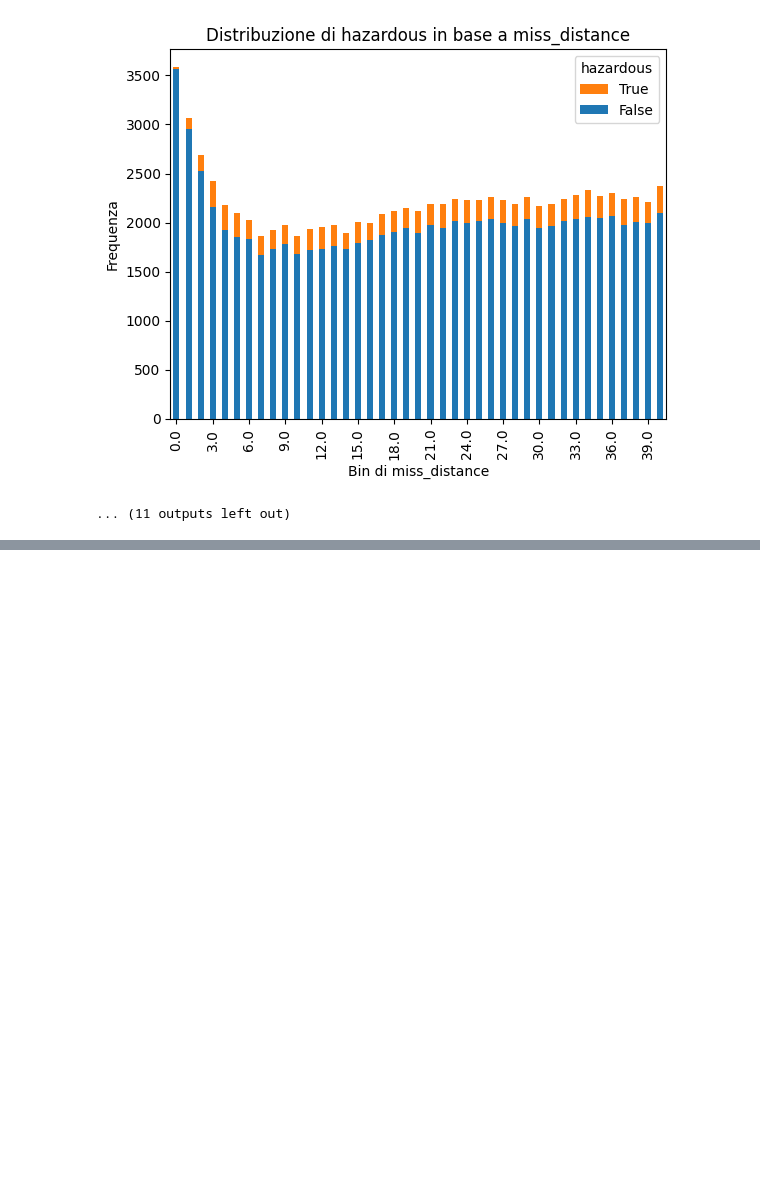
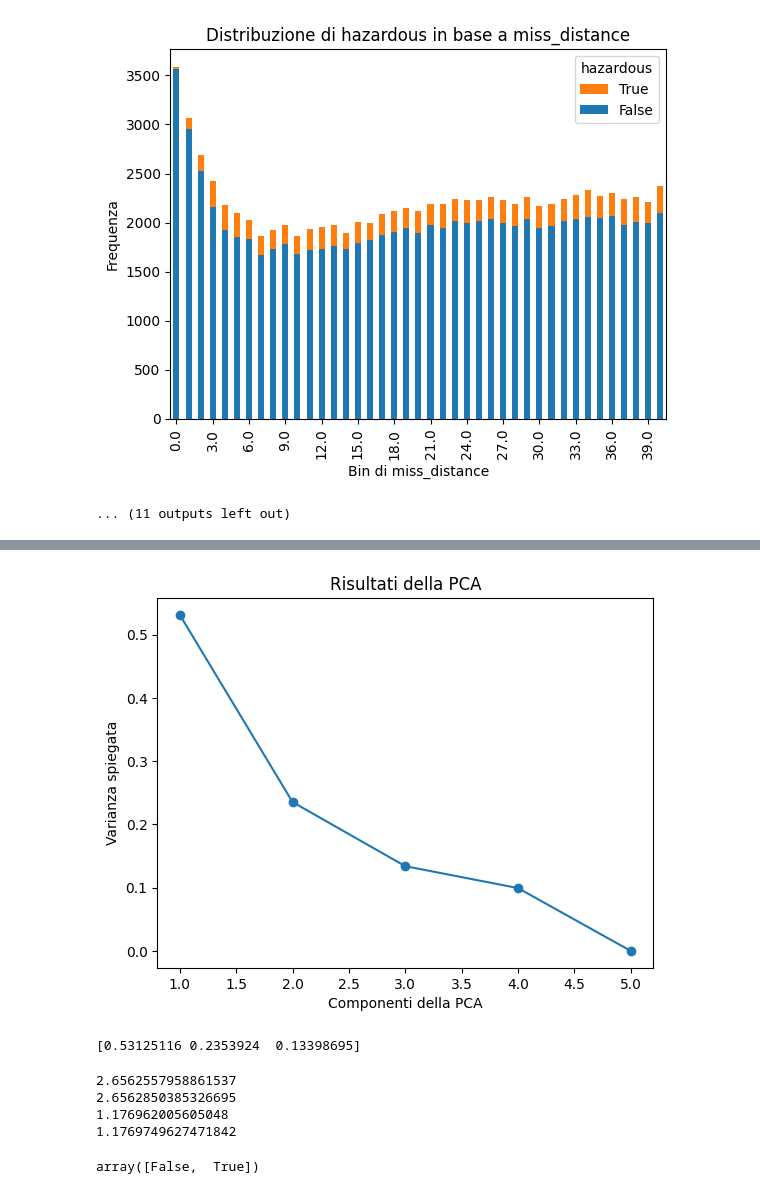
Before and after one commit to LolloMagicMagia/ML-Laboratory, a Jupyter notebook: Progetto.ipynb, the cells around one changed output, grey strips where cells are left out. Cells and saved outputs as stored; diff of their text form; code cells hidden in the pictures; blank space fills up the shorter version.

```diff
--- a/Progetto.ipynb
+++ b/Progetto.ipynb
@@ -626,0 +657,5 @@ for x in range (0, length_var_list):
+# %%
+var_numeriche = list(df.columns[1:-1])
+var_numeriche.remove("hazardous")
+var_numeriche.remove("Bin")
+print(var_numeriche)
@@ -626,0 +664,4 @@ for x in range (0, length_var_list):
+# %%
+#alla fine i valori saranno 12 per ogni riga e vado a standardizzarli cioè X-MEDIA X/ DEV STANDARD X
+scaled_data = StandardScaler().fit_transform(df[var_numeriche])
+scaled_data
@@ -626,0 +676,45 @@ for x in range (0, length_var_list):
+# %%
+pca = PCA().fit(scaled_data)
+
+# Crea un grafico della varianza spiegata per ogni componente, tramite la pca vado a scegliere le variabili che mi portano
+# una certa varianza e che quindi "parla", così da evitare di avere troppe variabili e quindi a servirmi più dati.(aumento var= aumento istanze)
+plt.plot(range(1, pca.n_components_ + 1), pca.explained_variance_ratio_, marker='o')
+plt.xlabel('Componenti della PCA')
+plt.ylabel('Varianza spiegata')
+plt.title("Risultati della PCA")
+plt.show()
+# %% [output]
+[figure, added]
+# %%
+# Applica la PCA per ridurre la dimensionalità dei dati
+# Per esempio, se hai addestrato PCA per mantenere solo le prime due componenti principali (n_components=2),
+# pca_data avrà due colonne. Ogni riga in pca_data rappresenta la posizione di un campione nel nuovo spazio delle componenti principali.
+pca = PCA(n_components=3).fit(scaled_data) # pca in base solo alle prime 10 componenti
+pca_data = pca.transform(scaled_data)
+
+# Quantifichiamo  la percentuale di varianza spiegata da ciascuno delle componenti.
+print(pca.explained_variance_ratio_)
+# %% [output]
+[0.53125116 0.2353924  0.13398695]
+# %%
+#Verifichiamo il coefficienti degli autovalori
+# > 1 indica che le PC spiegano più varianza di una singola variabile originale nella data standardizzata: Gli eigenvalori rappresentano la varianza spiegata da ciascuna componente principale. Un eigenvalue maggiore
+#di 1 indica che la corrispondente componente principale spiega più varianza rispetto a quella contenuta in una singola variabile originale prima della standardizzazione.
+#Questo criterio viene spesso utilizzato come punto di taglio per decidere quante componenti principali trattenere. In altre parole, si possono mantenere solo le componenti
+# principali che spiegano più varianza rispetto a una singola variabile originale
+eigenvalues = pca.explained_variance_
+n_samples = scaled_data.shape[0] #(n_samples, n_features) campioni e variabili
+cov_matrix = np.dot(scaled_data.T, scaled_data) / n_samples #.T è la trasposta, /n normalizzo la matrice così che i val riflettano la cov media tra le var
+for eigenvalue, eigenvector in zip(eigenvalues, pca.components_):
+    print(np.dot(eigenvector.T, np.dot(cov_matrix, eigenvector)))
+    print(eigenvalue)
+# %% [output]
+2.6562557958861537
+2.6562850385326695
+1.176962005605048
+1.1769749627471842
+# %%
+unique_labels = np.unique(df["hazardous"])
+unique_labels
+# %% [output]
+array([False,  True])
```
Also changed, not shown: parts of 9 cells of this notebook.
